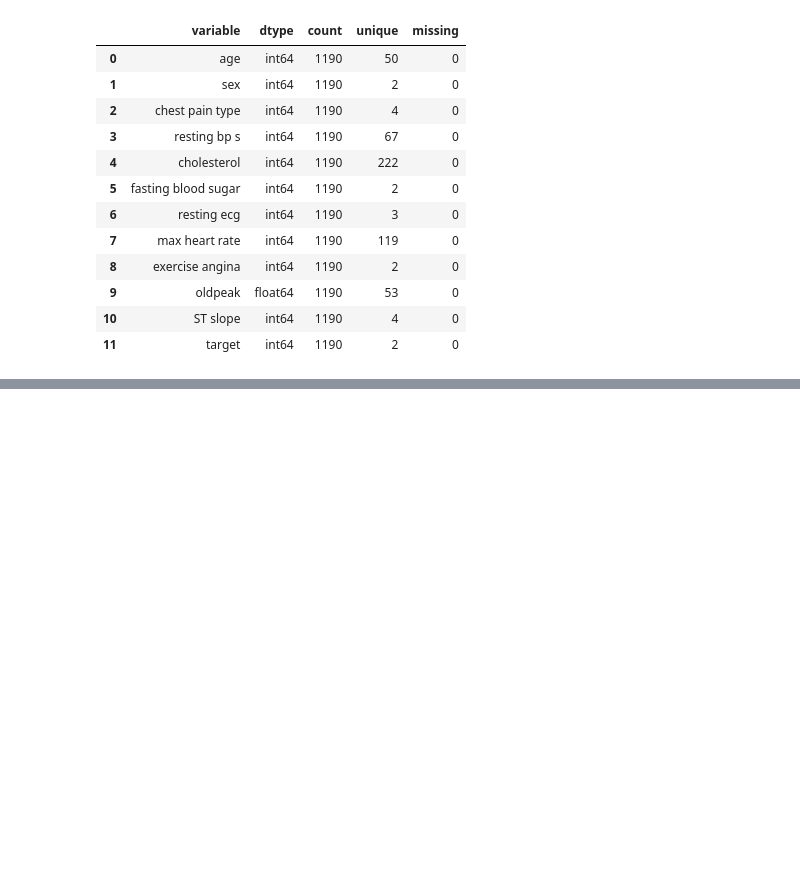
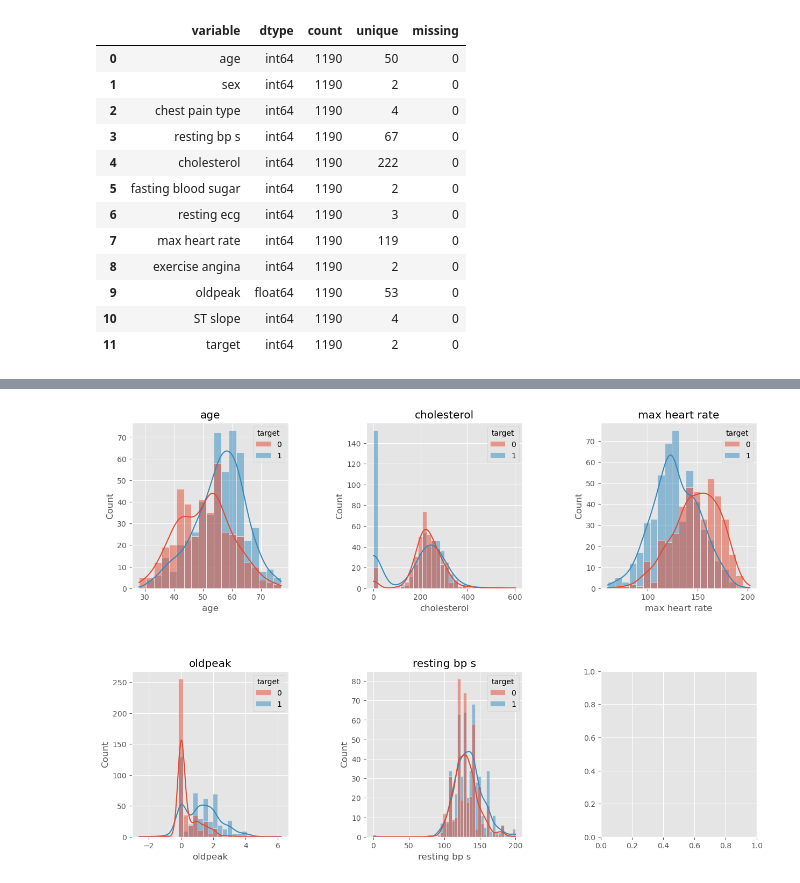
Before and after one commit to Muladi-Prog/Machine_Learning, a Jupyter notebook: simple-heart-disease-classification-using-xgboost.ipynb, the cells around one changed output, grey strips where cells are left out. Cells and saved outputs as stored; diff of their text form; code cells hidden in the pictures; blank space fills up the shorter version.

```diff
--- a/simple-heart-disease-classification-using-xgboost.ipynb
+++ b/simple-heart-disease-classification-using-xgboost.ipynb
@@ -100,0 +139,15 @@ df.describe()
+# %%
+# Lets distribution plot from the continious data
+# Which include Age, Cholestrol,max heart rate,oldpeak,resting bp s
+continious_columns = ['age','cholesterol','max heart rate','oldpeak','resting bp s']
+rows = (len(continious_columns) + 1 )//3
+
+columns = 3
+fig,axes = plt.subplots(rows,columns,figsize=(15,5*rows))
+plt.subplots_adjust(wspace=0.5,hspace=0.5)
+axes = axes.flatten()
+for i,col in enumerate(continious_columns):
+    sns.histplot(df,x=str(col),ax=axes[i],kde=True,hue='target')
+    axes[i].set_title(col)
+# %% [output]
+[figure, added]
```
Also changed, not shown: parts of 34 cells of this notebook.
